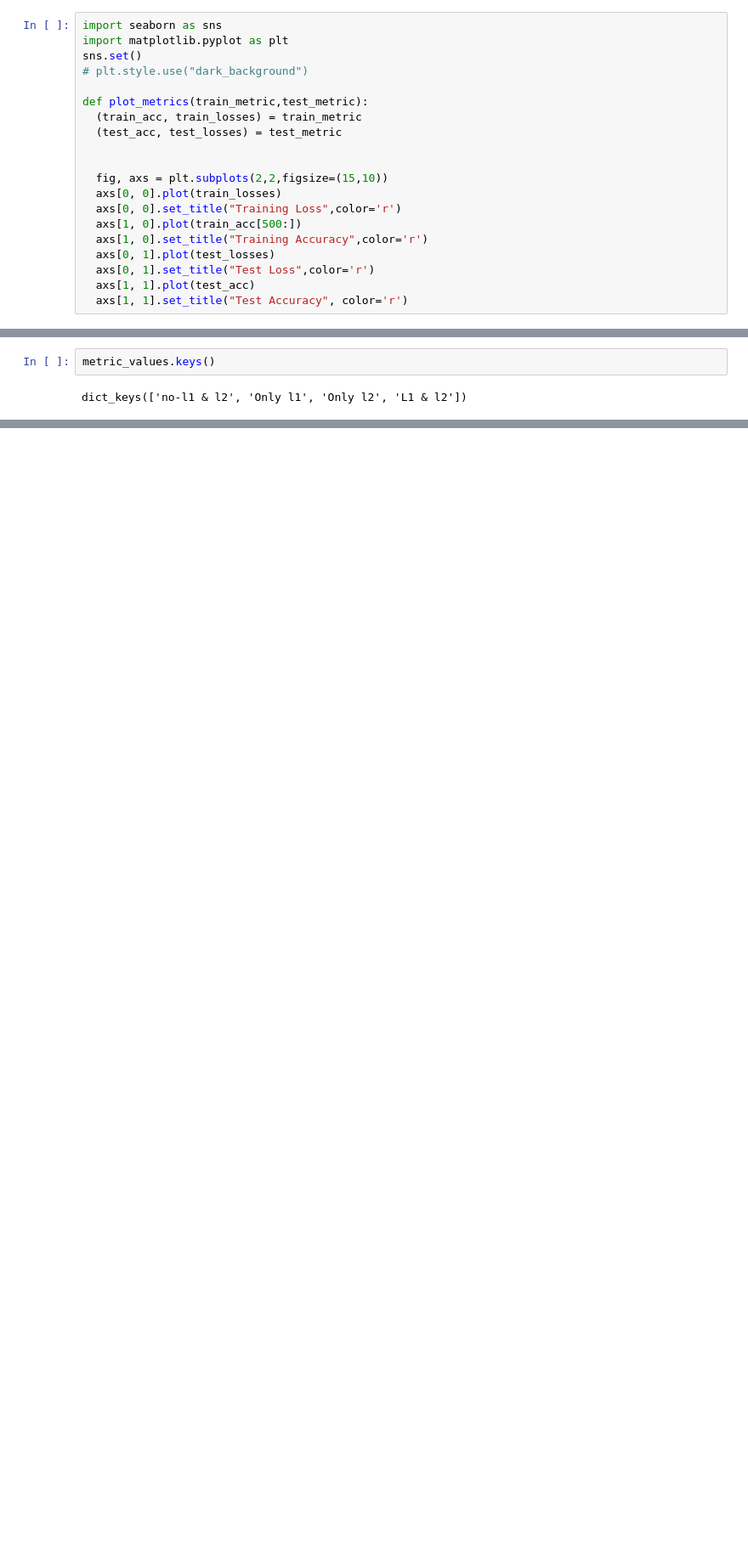
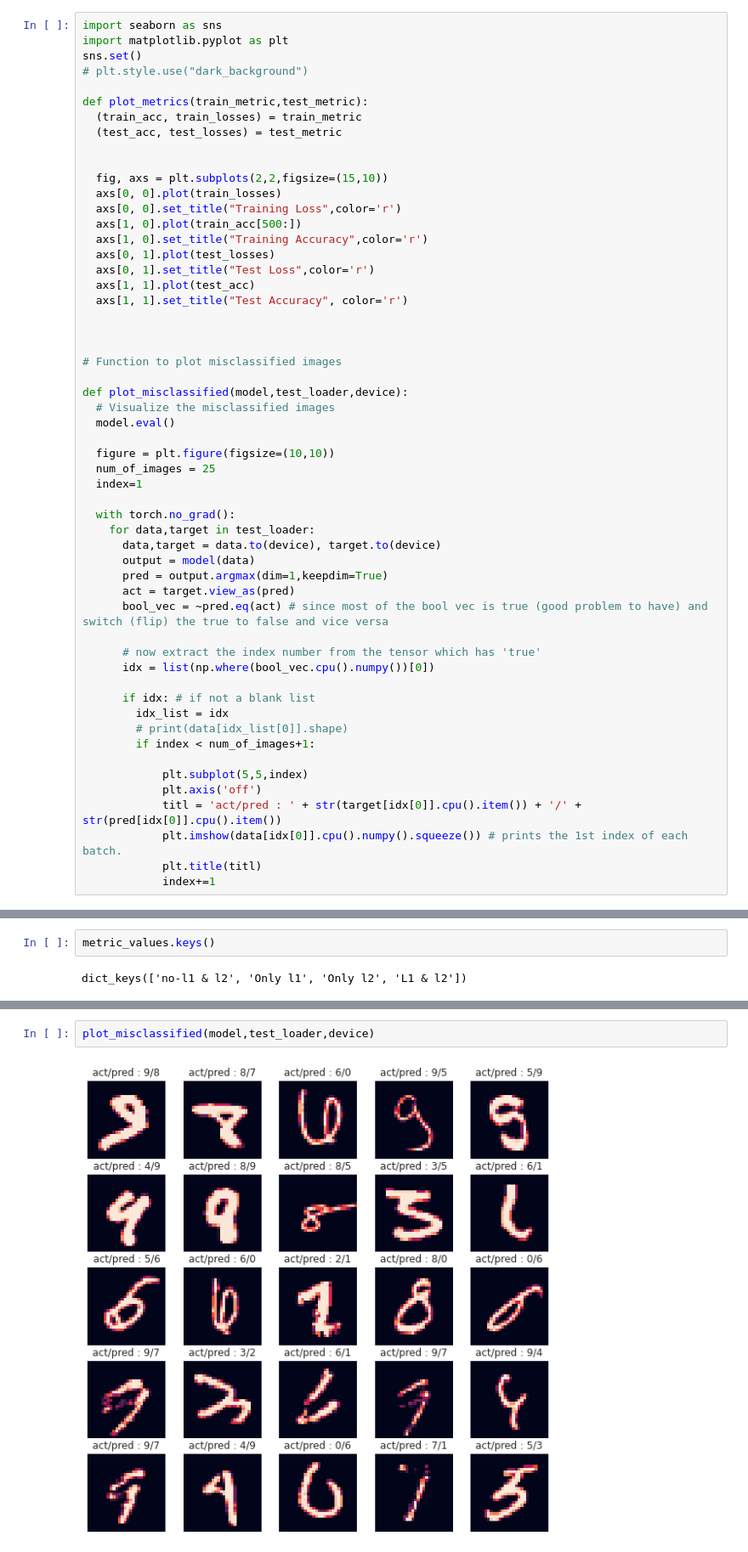
Before and after one commit to vvshankar78/DeepLearning, a Jupyter notebook: Extensive VisionAI (EVA5)/06_Regularization & Modular Coding/04_Modular+regularization_FINAL.ipynb, the cells around one changed output, grey strips where cells are left out. Shown at 85% size. Drawn from its saved outputs; the diff is of its cells as text; blank space fills up the shorter version.

```diff
--- a/Extensive VisionAI (EVA5)/06_Regularization & Modular Coding/04_Modular+regularization_FINAL.ipynb
+++ b/Extensive VisionAI (EVA5)/06_Regularization & Modular Coding/04_Modular+regularization_FINAL.ipynb
@@ -346,6 +346,41 @@ def plot_metrics(train_metric,test_metric):
   axs[0, 1].set_title("Test Loss",color='r')
   axs[1, 1].plot(test_acc)
   axs[1, 1].set_title("Test Accuracy", color='r')
+
+
+
+# Function to plot misclassified images
+
+def plot_misclassified(model,test_loader,device):
+  # Visualize the misclassified images
+  model.eval()
+
+  figure = plt.figure(figsize=(10,10))
+  num_of_images = 25
+  index=1
+
+  with torch.no_grad():
+    for data,target in test_loader:
+      data,target = data.to(device), target.to(device)
+      output = model(data)
+      pred = output.argmax(dim=1,keepdim=True)
+      act = target.view_as(pred)
+      bool_vec = ~pred.eq(act) # since most of the bool vec is true (good problem to have) and switch (flip) the true to false and vice versa
+
+      # now extract the index number from the tensor which has 'true'
+      idx = list(np.where(bool_vec.cpu().numpy())[0])
+
+      if idx: # if not a blank list
+        idx_list = idx
+        # print(data[idx_list[0]].shape)
+        if index < num_of_images+1:
+
+            plt.subplot(5,5,index)
+            plt.axis('off')
+            titl = 'act/pred : ' + str(target[idx[0]].cpu().item()) + '/' + str(pred[idx[0]].cpu().item())
+            plt.imshow(data[idx[0]].cpu().numpy().squeeze()) # prints the 1st index of each batch.
+            plt.title(titl)
+            index+=1
 # %%
 from torch.optim.lr_scheduler import StepLR
 
@@ -648,0 +653,4 @@ plt.show()
+# %%
+plot_misclassified(model,test_loader,device)
+# %% [output]
+[figure, added]
```
Also changed, not shown: parts of 13 cells of this notebook.
